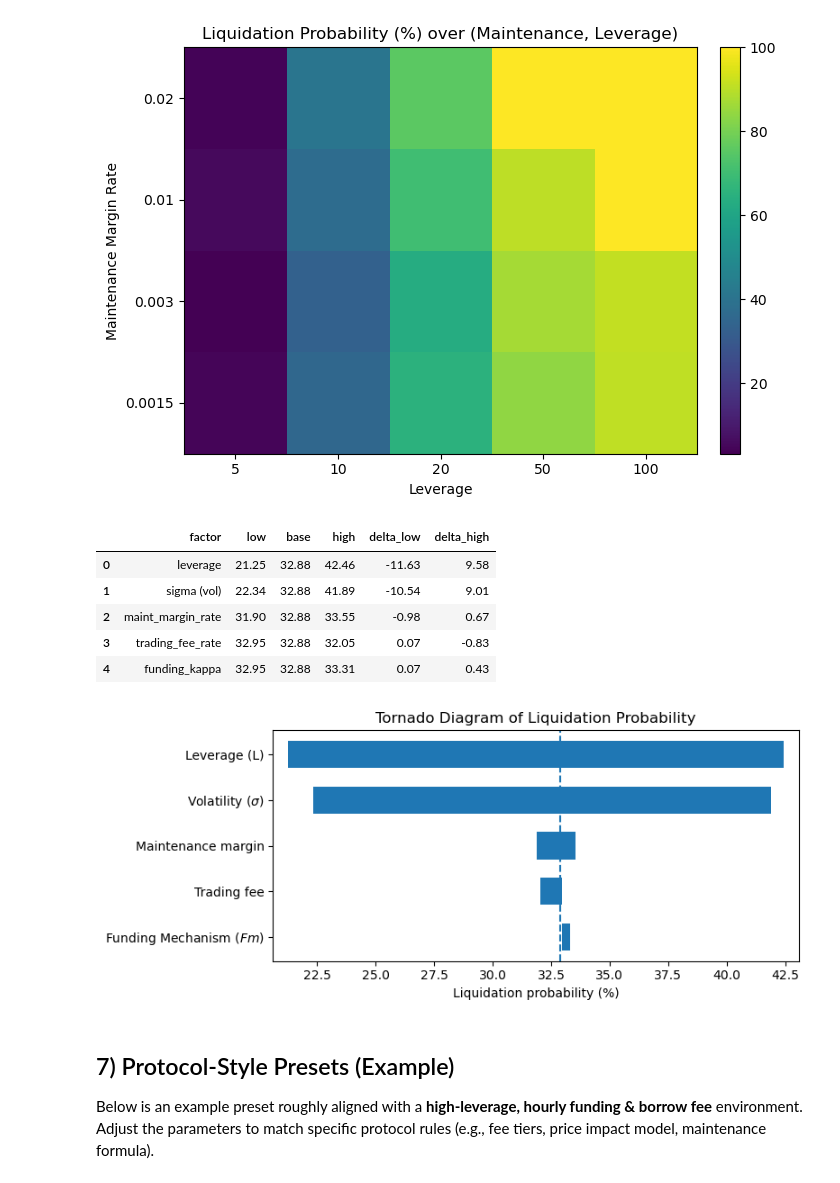
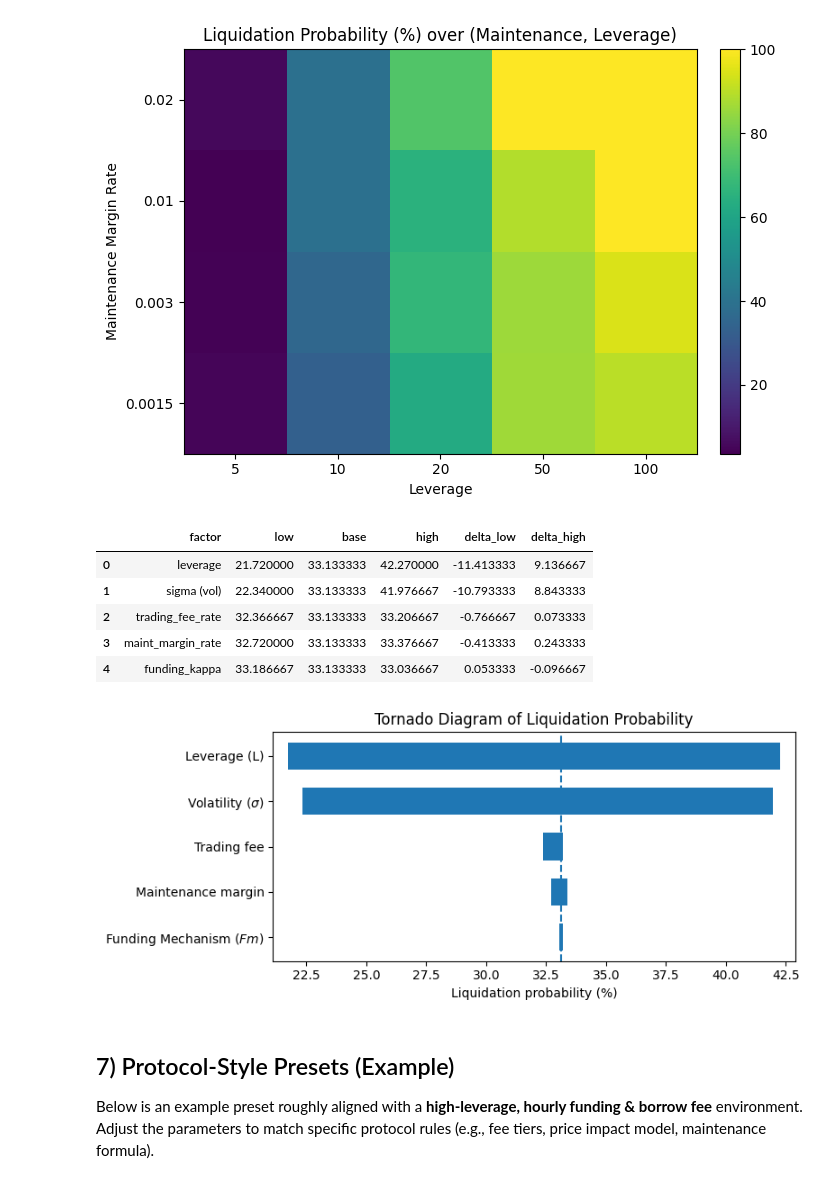
Before and after one commit to LucaPennella/sok-defi-derivatives, a Jupyter notebook: Perpetuals-Simulation-Notebook.ipynb, the cells around one changed output. Drawn from its saved outputs; the diff is of its cells as text; code cells hidden in the pictures.

```diff
--- a/Perpetuals-Simulation-Notebook.ipynb
+++ b/Perpetuals-Simulation-Notebook.ipynb
@@ -441,13 +405,14 @@ _ = run_single_demo()
 We now simulate many paths to obtain distributions for **final equity**, **realized PnL**, and **liquidation probability**.
 # %%
 def simulate_batch(n_runs: int, price_params: PriceProcessParams, perp_params: PerpParams,
-                   capture_paths: bool=False) -> Dict[str, Any]:
+                   capture_paths: bool=False, seed: Optional[int]=None) -> Dict[str, Any]:
+    rng = np.random.default_rng(seed)
     finals = []
     liqs = []
     records: List[Dict[str, Any]] = []
     paths_equity = []
     for _ in range(n_runs):
-        price_df = generate_price_path(price_params)
+        price_df = generate_price_path(price_params, rng=rng)
         res = simulate_perp_single(price_df, perp_params)
         finals.append(res["final_equity"] - perp_params.collateral)  # realized PnL after close/liq
         liqs.append(res["liquidated"])
@@ -479,6 +444,7 @@ def plot_pnl_distribution(df: pd.DataFrame):
 # Example batch run
 batch_out = simulate_batch(
     n_runs=2000,
+    seed=42,
     price_params=PriceProcessParams(S0=145.51, mu=0.0, sigma=0.04, T=7, dt=1/24),
     perp_params=PerpParams(is_long=True, collateral=1000.0, leverage=10.0,
                            trading_fee_rate=0.0006, borrow_fee_rate=0.000027,
@@ -722,11 +694,11 @@ def tornado_sensitivity(
         # Impostazione standard (±) su parametri tipici
         shocks = {
             "sigma (vol)":           ("price", "sigma",           "mult", 0.20),
-            "leverage":              ("perp",  "leverage",        "mult", 0.25),
-            "trading_fee_rate":      ("perp",  "trading_fee_rate","mult", 0.30),
-            #"borrow_fee_rate":       ("perp",  "borrow_fee_rate", "mult", 0.30),
-            "maint_margin_rate":     ("perp",  "maintenance_margin_rate","mult", 0.30),
-            "funding_kappa":         ("perp",  "funding_kappa",   "mult", 0.50),
+            "leverage":              ("perp",  "leverage",        "mult", 0.20),
+            "trading_fee_rate":      ("perp",  "trading_fee_rate","mult", 0.20),
+            "borrow_fee_rate":       ("perp",  "borrow_fee_rate", "mult", 0.20),
+            "maint_margin_rate":     ("perp",  "maintenance_margin_rate","mult", 0.20),
+            "funding_kappa":         ("perp",  "funding_kappa",   "mult", 0.20),
         }
 
     def _run(price_p, perp_base):
@@ -826,42 +798,45 @@ tornadospec = {
     # puoi personalizzare i fattori e le ampiezze degli shock
     "sigma (vol)":           ("price", "sigma",           "mult", 0.20),
     "leverage":              ("perp",  "leverage",        "mult", 0.20),
     "trading_fee_rate":      ("perp",  "trading_fee_rate","mult", 0.3),
-    #"borrow_fee_rate":       ("perp",  "borrow_fee_rate", "mult", 0.30),
+#    "borrow_fee_rate":       ("perp",  "borrow_fee_rate", "mult", 0.30),
     "maint_margin_rate":     ("perp",  "maintenance_margin_rate","mult", 0.3),
     "funding_kappa":         ("perp",  "funding_kappa",   "mult", 0.3),
 }
 
+# If the funding mechanism is analysed, ensure that base_perp.apply_funding_fee=True;
+# otherwise funding_kappa is structurally inactive and its tornado effect should be interpreted as zero.
+
 df_tornado, base_val = tornado_sensitivity(
     base_price=price_p,
     base_perp=perp_base,
-    n_runs=10000,
+    n_runs=30000,
     metric="liq_prob",     # cambia in "avg_pnl" o "avg_final_equity" se preferisci
     shocks=tornadospec,
     pct_format=True
 )
 display(df_tornado[["factor","low","base","high","delta_low","delta_high"]])
 
 label_map = {
     "sigma (vol)": r"Volatility ($\sigma$)",
     "funding_kappa": r"Funding Mechanism ($Fm$)",
     "leverage": "Leverage (L)",
     "trading_fee_rate": "Trading fee",
-    "borrow_fee_rate": "Borrow fee",
+#    "borrow_fee_rate": "Borrow fee",
     "maint_margin_rate": "Maintenance margin",
 }
 
 #plot_tornado(df_tornado, metric="liq_prob", title="Tornado Diagram: Sensitivity of Liquidation Probability")
 plot_tornado(df_tornado, metric="liq_prob", title="Tornado Diagram of Liquidation Probability", label_map=label_map)
 # ---------------------------------------------------------------------------
 # %% [output]
 |  | factor | low | base | high | delta_low | delta_high |
-| 0 | leverage | 21.25 | 32.88 | 42.46 | -11.63 | 9.58 |
-| 1 | sigma (vol) | 22.34 | 32.88 | 41.89 | -10.54 | 9.01 |
-| 2 | maint_margin_rate | 31.90 | 32.88 | 33.55 | -0.98 | 0.67 |
-| 3 | trading_fee_rate | 32.95 | 32.88 | 32.05 | 0.07 | -0.83 |
-| 4 | funding_kappa | 32.95 | 32.88 | 33.31 | 0.07 | 0.43 |
+| 0 | leverage | 21.720000 | 33.133333 | 42.270000 | -11.413333 | 9.136667 |
+| 1 | sigma (vol) | 22.340000 | 33.133333 | 41.976667 | -10.793333 | 8.843333 |
+| 2 | trading_fee_rate | 32.366667 | 33.133333 | 33.206667 | -0.766667 | 0.073333 |
+| 3 | maint_margin_rate | 32.720000 | 33.133333 | 33.376667 | -0.413333 | 0.243333 |
+| 4 | funding_kappa | 33.186667 | 33.133333 | 33.036667 | 0.053333 | -0.096667 |
-[figure, old version]
+[figure, new version]
 # %% [markdown]
 
 <a id='presets'></a>
```
Also changed, not shown: parts of 11 cells of this notebook.
